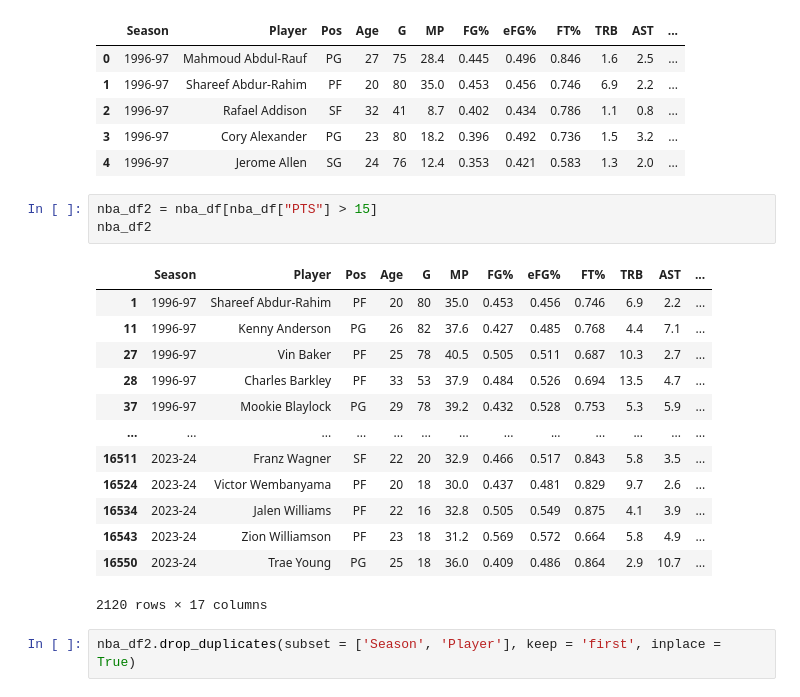
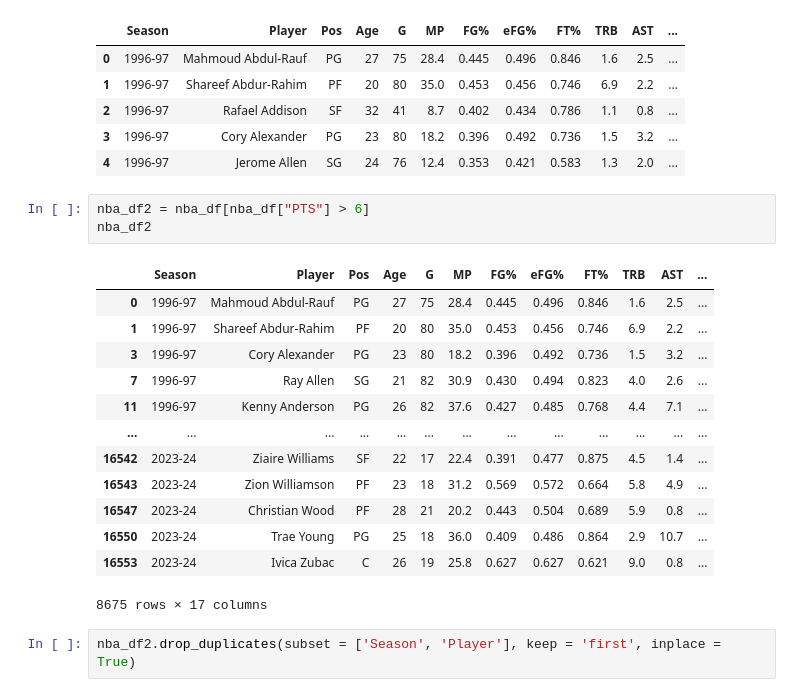
Before and after one commit to Hensonkk/Machine-Learning-NBA-MVP, a Jupyter notebook: NBA_data_preprocessing.ipynb, the cells around one changed output. Drawn from its saved outputs; the diff is of its cells as text.

```diff
--- a/NBA_data_preprocessing.ipynb
+++ b/NBA_data_preprocessing.ipynb
@@ -23,22 +23,22 @@ nba_df.head()
 | 3 | 1996-97 | Cory Alexander | PG | 23 | 80 | 18.2 | 0.396 | 0.492 | 0.736 | 1.5 | 3.2 | ... |
 | 4 | 1996-97 | Jerome Allen | SG | 24 | 76 | 12.4 | 0.353 | 0.421 | 0.583 | 1.3 | 2.0 | ... |
 # %%
-nba_df2 = nba_df[nba_df["PTS"] > 15]
+nba_df2 = nba_df[nba_df["PTS"] > 6]
 nba_df2
 # %% [output]
 |  | Season | Player | Pos | Age | G | MP | FG% | eFG% | FT% | TRB | AST | ... |
+| 0 | 1996-97 | Mahmoud Abdul-Rauf | PG | 27 | 75 | 28.4 | 0.445 | 0.496 | 0.846 | 1.6 | 2.5 | ... |
 | 1 | 1996-97 | Shareef Abdur-Rahim | PF | 20 | 80 | 35.0 | 0.453 | 0.456 | 0.746 | 6.9 | 2.2 | ... |
+| 3 | 1996-97 | Cory Alexander | PG | 23 | 80 | 18.2 | 0.396 | 0.492 | 0.736 | 1.5 | 3.2 | ... |
+| 7 | 1996-97 | Ray Allen | SG | 21 | 82 | 30.9 | 0.430 | 0.494 | 0.823 | 4.0 | 2.6 | ... |
 | 11 | 1996-97 | Kenny Anderson | PG | 26 | 82 | 37.6 | 0.427 | 0.485 | 0.768 | 4.4 | 7.1 | ... |
-| 27 | 1996-97 | Vin Baker | PF | 25 | 78 | 40.5 | 0.505 | 0.511 | 0.687 | 10.3 | 2.7 | ... |
-| 28 | 1996-97 | Charles Barkley | PF | 33 | 53 | 37.9 | 0.484 | 0.526 | 0.694 | 13.5 | 4.7 | ... |
-| 37 | 1996-97 | Mookie Blaylock | PG | 29 | 78 | 39.2 | 0.432 | 0.528 | 0.753 | 5.3 | 5.9 | ... |
 | ... | ... | ... | ... | ... | ... | ... | ... | ... | ... | ... | ... | ... |
-| 16511 | 2023-24 | Franz Wagner | SF | 22 | 20 | 32.9 | 0.466 | 0.517 | 0.843 | 5.8 | 3.5 | ... |
-| 16524 | 2023-24 | Victor Wembanyama | PF | 20 | 18 | 30.0 | 0.437 | 0.481 | 0.829 | 9.7 | 2.6 | ... |
-| 16534 | 2023-24 | Jalen Williams | PF | 22 | 16 | 32.8 | 0.505 | 0.549 | 0.875 | 4.1 | 3.9 | ... |
+| 16542 | 2023-24 | Ziaire Williams | SF | 22 | 17 | 22.4 | 0.391 | 0.477 | 0.875 | 4.5 | 1.4 | ... |
 | 16543 | 2023-24 | Zion Williamson | PF | 23 | 18 | 31.2 | 0.569 | 0.572 | 0.664 | 5.8 | 4.9 | ... |
+| 16547 | 2023-24 | Christian Wood | PF | 28 | 21 | 20.2 | 0.443 | 0.504 | 0.689 | 5.9 | 0.8 | ... |
 | 16550 | 2023-24 | Trae Young | PG | 25 | 18 | 36.0 | 0.409 | 0.486 | 0.864 | 2.9 | 10.7 | ... |
+| 16553 | 2023-24 | Ivica Zubac | C | 26 | 19 | 25.8 | 0.627 | 0.627 | 0.621 | 9.0 | 0.8 | ... |
-2120 rows × 17 columns
+8675 rows × 17 columns
 # %%
 nba_df2.drop_duplicates(subset = ['Season', 'Player'], keep = 'first', inplace = True)
 # %% [output]
```
Also changed, not shown: parts of 9 cells of this notebook, 3 other files.
